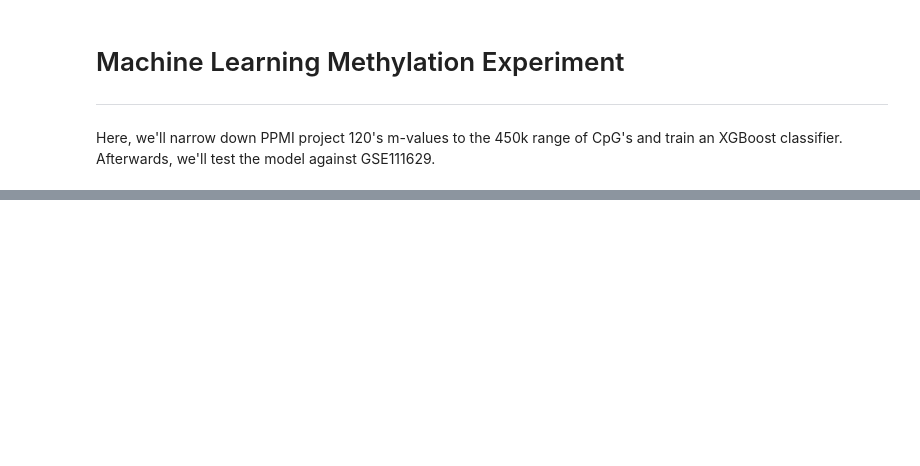
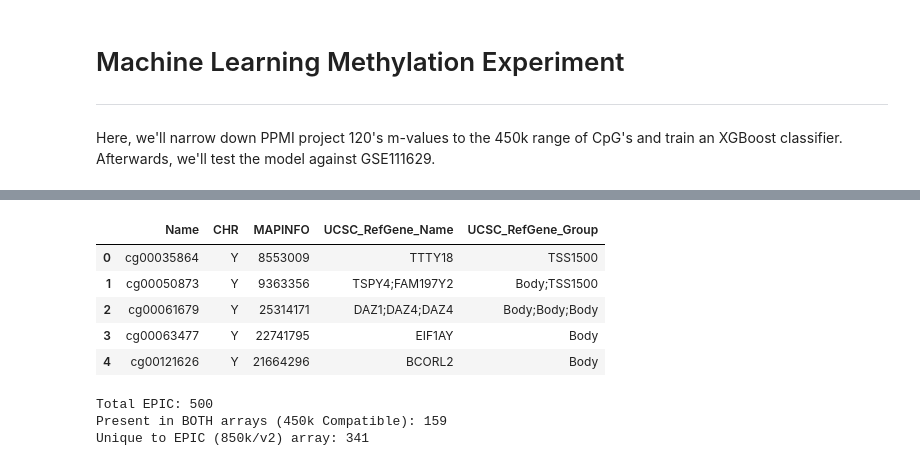
Before and after one commit to perpk/methylation-analysis, a Jupyter notebook: python/ML/methyl-ml_ppmi-vs-gse111629.ipynb, the cells around one changed output, grey strips where cells are left out. Cells and saved outputs as stored; diff of their text form; code cells hidden in the pictures; blank space fills up the shorter version.

```diff
--- a/python/ML/methyl-ml_ppmi-vs-gse111629.ipynb
+++ b/python/ML/methyl-ml_ppmi-vs-gse111629.ipynb
@@ -123,0 +683,17 @@ Name: count, dtype: int64
+# %%
+manifest_450k = pd.read_csv(
+    '/root/data/gse/manifest-450.csv',
+    usecols=['Name', 'CHR', 'MAPINFO', 'UCSC_RefGene_Name', 'UCSC_RefGene_Group'],
+    dtype=str,
+    encoding='utf-8',
+    skiprows=7
+)
+# %%
+manifest_450k.head()
+# %% [output]
+|  | Name | CHR | MAPINFO | UCSC_RefGene_Name | UCSC_RefGene_Group |
+| 0 | cg00035864 | Y | 8553009 | TTTY18 | TSS1500 |
+| 1 | cg00050873 | Y | 9363356 | TSPY4;FAM197Y2 | Body;TSS1500 |
+| 2 | cg00061679 | Y | 25314171 | DAZ1;DAZ4;DAZ4 | Body;Body;Body |
+| 3 | cg00063477 | Y | 22741795 | EIF1AY | Body |
+| 4 | cg00121626 | Y | 21664296 | BCORL2 | Body |
@@ -123,0 +705,8 @@ Name: count, dtype: int64
+# %%
+print(f"Total EPIC: {len(epic_cpgs)}")
+print(f"Present in BOTH arrays (450k Compatible): {len(shared_cpgs)}")
+print(f"Unique to EPIC (850k/v2) array: {len(epic_only_cpgs)}")
+# %% [output]
+Total EPIC: 500
+Present in BOTH arrays (450k Compatible): 159
+Unique to EPIC (850k/v2) array: 341
```
Also changed, not shown: parts of 23 cells of this notebook, 6 other files.
